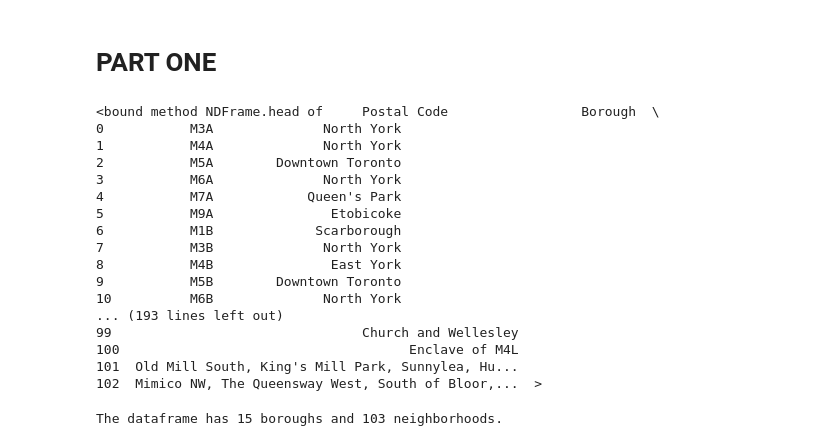
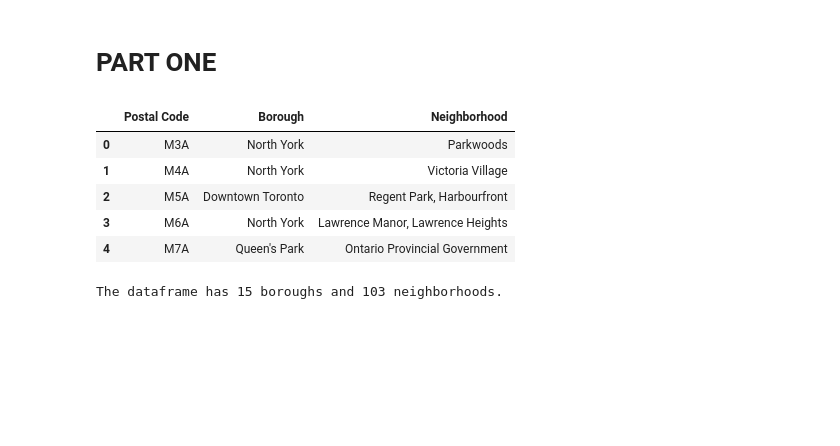
Before and after one commit to Alfchristo/Coursera_Segmenting_Toronto, a Jupyter notebook: Segmenting and Clustering Neighborhoods in Toronto.ipynb, the cells around one changed output. Cells and saved outputs as stored; diff of their text form; code cells hidden in the pictures; blank space fills up the shorter version.

```diff
--- a/Segmenting and Clustering Neighborhoods in Toronto.ipynb
+++ b/Segmenting and Clustering Neighborhoods in Toronto.ipynb
@@ -65,25 +65,14 @@ df['Borough']=df['Borough'].replace({'Downtown TorontoStn A PO Boxes25 The Espla
                                              'EtobicokeNorthwest':'Etobicoke Northwest','East YorkEast Toronto':'East York/East Toronto',
                                              'MississaugaCanada Post Gateway Processing Centre':'Mississauga'})
 # %%
-df.head
+df.head()
 # %% [output]
-<bound method NDFrame.head of     Postal Code                 Borough  \
-0           M3A              North York
-1           M4A              North York
-2           M5A        Downtown Toronto
-3           M6A              North York
-4           M7A            Queen's Park
-5           M9A               Etobicoke
-6           M1B             Scarborough
-7           M3B              North York
-8           M4B               East York
-9           M5B        Downtown Toronto
-10          M6B              North York
-... (193 lines left out)
-99                                Church and Wellesley
-100                                     Enclave of M4L
-101  Old Mill South, King's Mill Park, Sunnylea, Hu...
-102  Mimico NW, The Queensway West, South of Bloor,...  >
+|  | Postal Code | Borough | Neighborhood |
+| 0 | M3A | North York | Parkwoods |
+| 1 | M4A | North York | Victoria Village |
+| 2 | M5A | Downtown Toronto | Regent Park, Harbourfront |
+| 3 | M6A | North York | Lawrence Manor, Lawrence Heights |
+| 4 | M7A | Queen's Park | Ontario Provincial Government |
 # %%
 print('The dataframe has {} boroughs and {} neighborhoods.'.format(
         len(df['Borough'].unique()),
```
Also changed, not shown: parts of 6 cells of this notebook.
